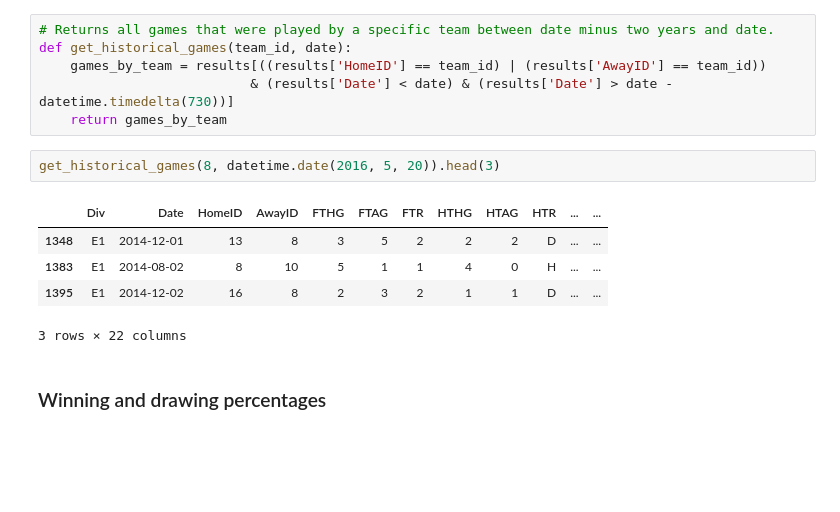
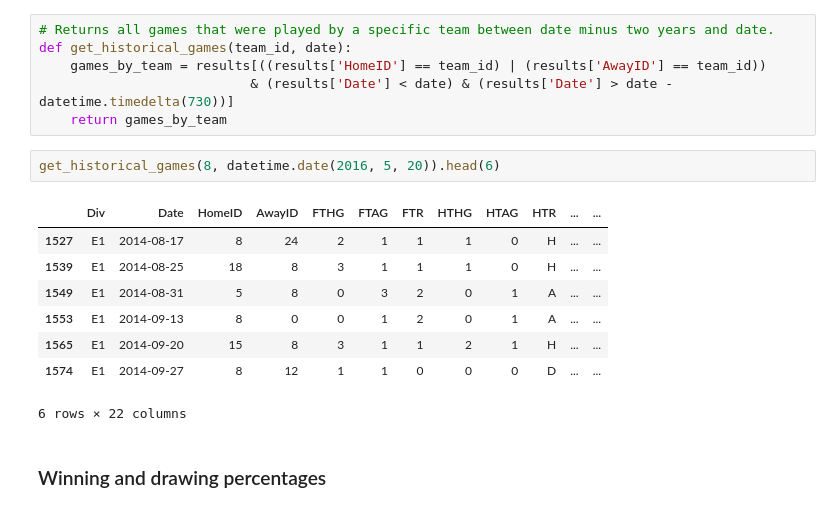
Before and after one commit to michapries/bachelors-thesis, a Jupyter notebook: data_extraction.ipynb, the cells around one changed output. Cells and saved outputs as stored; diff of their text form; blank space fills up the shorter version.

Commit message:
fixed dates and added pi-ratings into feature df

```diff
--- a/data_extraction.ipynb
+++ b/data_extraction.ipynb
@@ -72,13 +72,16 @@ def get_historical_games(team_id, date):
                            & (results['Date'] < date) & (results['Date'] > date - datetime.timedelta(730))]
     return games_by_team
 # %%
-get_historical_games(8, datetime.date(2016, 5, 20)).head(3)
+get_historical_games(8, datetime.date(2016, 5, 20)).head(6)
 # %% [output]
 |  | Div | Date | HomeID | AwayID | FTHG | FTAG | FTR | HTHG | HTAG | HTR | ... | ... |
-| 1348 | E1 | 2014-12-01 | 13 | 8 | 3 | 5 | 2 | 2 | 2 | D | ... | ... |
-| 1383 | E1 | 2014-08-02 | 8 | 10 | 5 | 1 | 1 | 4 | 0 | H | ... | ... |
-| 1395 | E1 | 2014-12-02 | 16 | 8 | 2 | 3 | 2 | 1 | 1 | D | ... | ... |
+| 1527 | E1 | 2014-08-17 | 8 | 24 | 2 | 1 | 1 | 1 | 0 | H | ... | ... |
+| 1539 | E1 | 2014-08-25 | 18 | 8 | 3 | 1 | 1 | 1 | 0 | H | ... | ... |
+| 1549 | E1 | 2014-08-31 | 5 | 8 | 0 | 3 | 2 | 0 | 1 | A | ... | ... |
+| 1553 | E1 | 2014-09-13 | 8 | 0 | 0 | 1 | 2 | 0 | 1 | A | ... | ... |
+| 1565 | E1 | 2014-09-20 | 15 | 8 | 3 | 1 | 1 | 2 | 1 | H | ... | ... |
+| 1574 | E1 | 2014-09-27 | 8 | 12 | 1 | 1 | 0 | 0 | 0 | D | ... | ... |
-3 rows × 22 columns
+6 rows × 22 columns
 # %% [markdown]
 ### Winning and drawing percentages
 # %%
```
Also changed, not shown: parts of 20 cells of this notebook, 3 other files.
